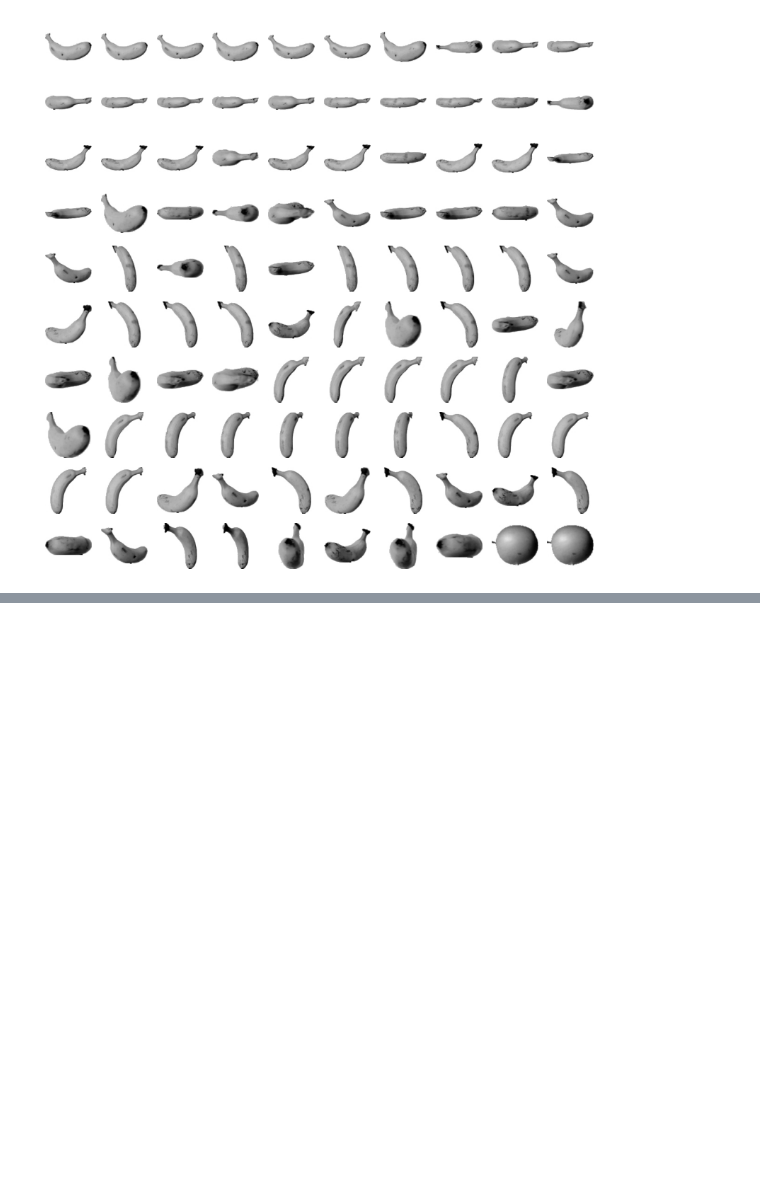
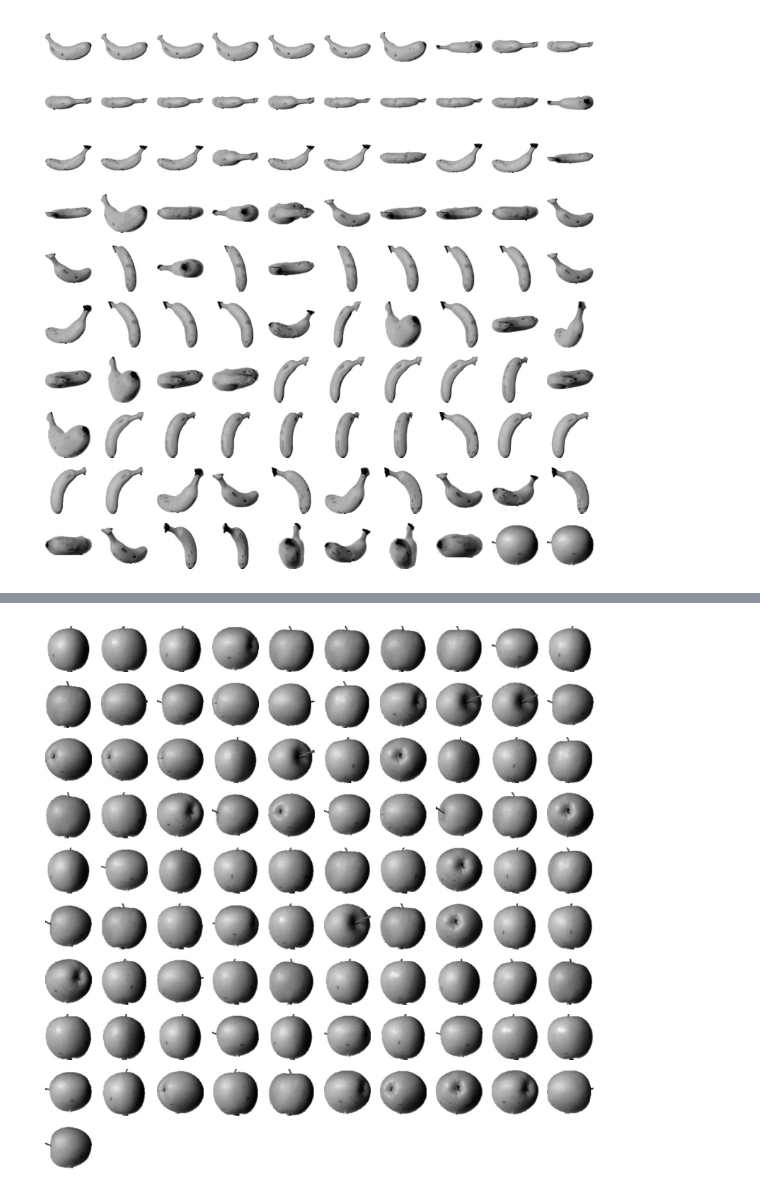
Before and after one commit to Sangyeonglee353/ai-hongong, a Jupyter notebook: Chapter_06_비지도학습.ipynb, the cells around one changed output, grey strips where cells are left out. Saved outputs shown, nothing was run; the diff lists cells and outputs as text; code cells hidden in the pictures; blank space fills up the shorter version.

```diff
--- a/Chapter_06_비지도학습.ipynb
+++ b/Chapter_06_비지도학습.ipynb
@@ -169,0 +253,5 @@ plt.show()
+# %%
+# 7.3 결과 출력
+draw_fruits(fruits[km.labels_==2])
+# %% [output]
+[figure, added]
```
Also changed, not shown: parts of 17 cells of this notebook.
